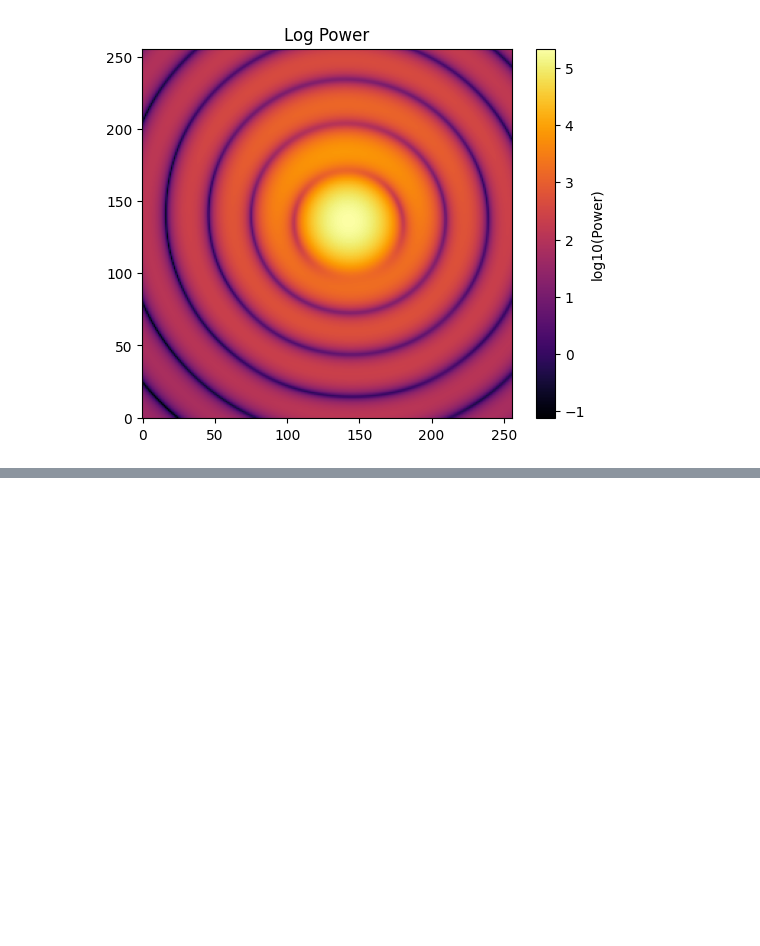
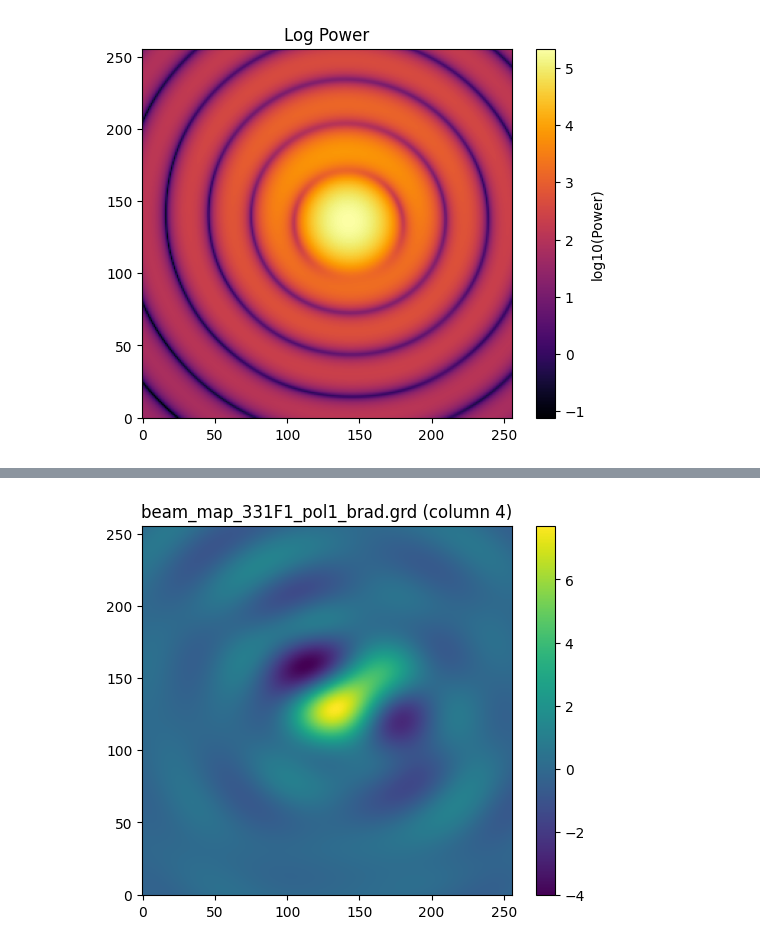
Before and after one commit to dlllonb/wiregrid, a Jupyter notebook: analysis/notebooks/beammap1.ipynb, the cells around one changed output, grey strips where cells are left out. Cells and saved outputs as stored; diff of their text form; code cells hidden in the pictures; blank space fills up the shorter version.

```diff
--- a/analysis/notebooks/beammap1.ipynb
+++ b/analysis/notebooks/beammap1.ipynb
@@ -106,0 +171,9 @@ plt.show()
+# %%
+img = arr[:, 3].reshape(ny, nx)
+
+plt.imshow(img, origin="lower")
+plt.colorbar()
+plt.title(filename + " (column 4)")
+plt.show()
+# %% [output]
+[figure, added]
```
Also changed, not shown: parts of 7 cells of this notebook, 1 other file.
